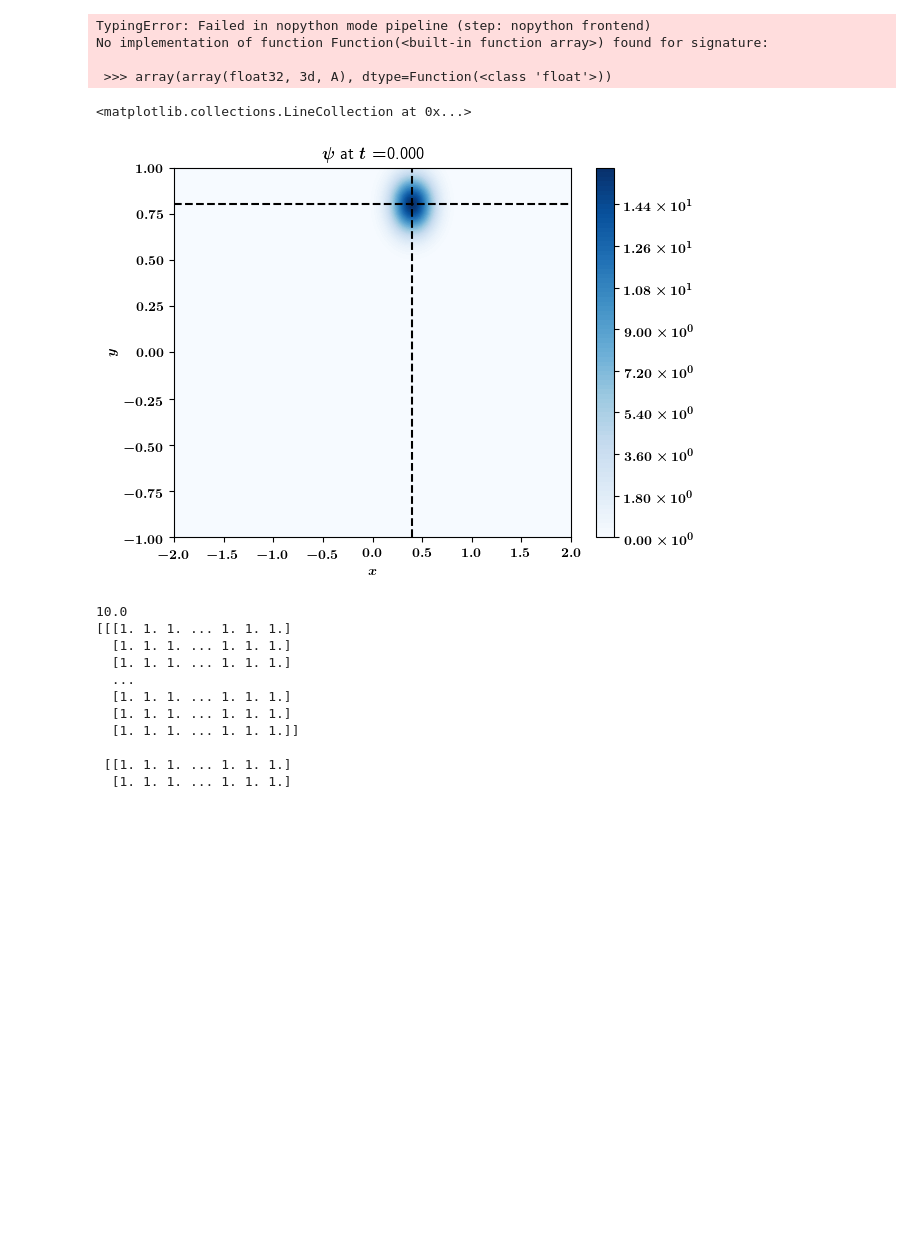
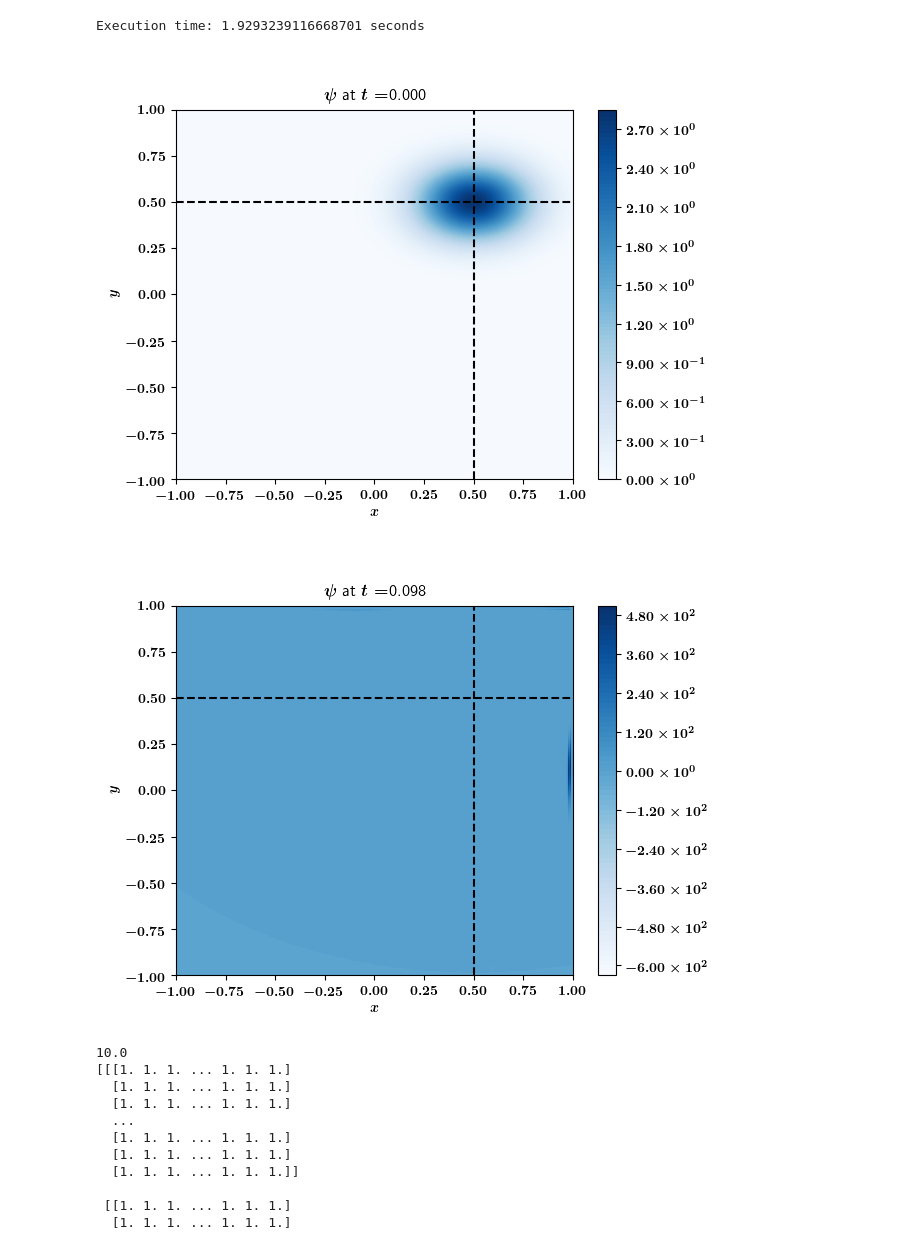
Before and after one commit to QuCF/scripts-py, a Jupyter notebook: jupyter-notebooks/NL/Lotka-Volterra.ipynb, the cells around one changed output. Drawn from its saved outputs; the diff is of its cells as text; code cells hidden in the pictures; blank space fills up the shorter version.

```diff
--- a/jupyter-notebooks/NL/Lotka-Volterra.ipynb
+++ b/jupyter-notebooks/NL/Lotka-Volterra.ipynb
@@ -211,13 +184,8 @@ Execution time: 2.061131000518799 seconds
 # %%
 # Compute the KvN:
-sig = [
-    'float32[:,:,:](float32[:,:,:],  float32, float32, float32, float32, int32, float32, float32[:], float32[:], int32, int32, float32, float32)',
-]
-
-@njit(sig, parallel=True, boundscheck=False)
-# @njit(parallel=True, boundscheck=False)
-def solve_KvN(oo_psi, wx, wy, gz, gy, Nt, dt, x, y, Nx, Ny, dx, dy):
-    psi = np.array(oo_psi, dtype=float)
+@njit
+def solve_KvN(psi, wx, wy, gz, gy, Nt, dt, x, y, Nx, Ny, dx, dy):
+    # psi = np.array(oo_psi, dtype=float)
 
     # we use Dirichlet boundary conditions:
     for it in range(Nt-1):
@@ -239,13 +207,13 @@ def solve_KvN(oo_psi, wx, wy, gz, gy, Nt, dt, x, y, Nx, Ny, dx, dy):
                 temp -= coef_y_2h * (psi1_y - psi1)
 
                 psi[it+1, ix, iy] = psi1 + dt * temp
-    return psi
+    # return psi[:,:,::1]
 
 # -------------------------------------------
 st = time.time()
 
-kvn.psi_ = solve_KvN(
-    kvn.psi_,
+solve_KvN(
+    kvn.psi_[:,:,::1],
     wx, wy, gx, gy,
     len(kvn.t_), np.diff(kvn.t_)[0],
     kvn.x_,  kvn.y_,
@@ -257,36 +225,50 @@ et = time.time()
 elapsed_time = et - st
 print('Execution time:', elapsed_time, 'seconds')
 # %% [output]
-TypingError: Failed in nopython mode pipeline (step: nopython frontend)
-No implementation of function Function(<built-in function array>) found for signature:
-
- >>> array(array(float32, 3d, A), dtype=Function(<class 'float'>))
+Execution time: 1.9293239116668701 seconds
 # %%
 # ---------------------------------------------------------------------------------------------------
 # --- Print psi(x, y) at different t ---
 # ---------------------------------------------------------------------------------------------------
 
-id_t = 0
+id_ts = [0,10]
 
 XX, YY = np.meshgrid(kvn.x_, kvn.y_)
 plt.close()
-fig_xy = plt.figure()
-ax = fig_xy.add_subplot(111)
-cs = ax.contourf(XX, YY, np.transpose(kvn.psi_[id_t, :, :]), levels=100, cmap=cmap_two_signs_)
-fig_xy.colorbar(cs, ax = ax, format=ticker.FuncFormatter(fmt_))
-ax.set_xlabel('$x$')
-ax.set_ylabel('$y$')
-ax.set_title('$\psi$ at $t = $' + '{:0.3f}'.format(kvn.t_[id_t]))
-# ax.set_ylim(0.0, 1.5)
 
-plt.vlines(kvn.x0_, ax.get_ylim()[0], ax.get_ylim()[1], "black", linestyle="--")
-plt.hlines(kvn.y0_, ax.get_xlim()[0], ax.get_xlim()[1], "black", linestyle="--")
+for id_t in id_ts:
+    fig_xy = plt.figure()
+    ax = fig_xy.add_subplot(111)
+    cs = ax.contourf(XX, YY, np.transpose(kvn.psi_[id_t, :, :]), levels=100, cmap=cmap_two_signs_)
+    fig_xy.colorbar(cs, ax = ax, format=ticker.FuncFormatter(fmt_))
+    ax.set_xlabel('$x$')
+    ax.set_ylabel('$y$')
+    ax.set_title('$\psi$ at $t = $' + '{:0.3f}'.format(kvn.t_[id_t]))
+    # ax.set_ylim(0.0, 1.5)
+
+    plt.vlines(kvn.x0_, ax.get_ylim()[0], ax.get_ylim()[1], "black", linestyle="--")
+    plt.hlines(kvn.y0_, ax.get_xlim()[0], ax.get_xlim()[1], "black", linestyle="--")
 
 
-# del id_t, fig_xy, ax
+
+# id_t = 20
+# fig_xy = plt.figure()
+# ax = fig_xy.add_subplot(111)
+# cs = ax.contourf(XX, YY, np.transpose(kvn.psi_[id_t, :, :]), levels=100, cmap=cmap_two_signs_)
+# fig_xy.colorbar(cs, ax = ax, format=ticker.FuncFormatter(fmt_))
+# ax.set_xlabel('$x$')
+# ax.set_ylabel('$y$')
+# ax.set_title('$\psi$ at $t = $' + '{:0.3f}'.format(kvn.t_[id_t]))
+# # ax.set_ylim(0.0, 1.5)
+
+# plt.vlines(kvn.x0_, ax.get_ylim()[0], ax.get_ylim()[1], "black", linestyle="--")
+# plt.hlines(kvn.y0_, ax.get_xlim()[0], ax.get_xlim()[1], "black", linestyle="--")
+
+
+del id_t, fig_xy, ax
 # %% [output]
-<matplotlib.collections.LineCollection at 0x...>
-[figure, old version]
+[figure, new version]
+[figure, added]
 # %%
 # # ---------------------------------------------------------------------------------------------------
 # # --- KvN solver:
```
Also changed, not shown: parts of 4 cells of this notebook, 1 other file.
